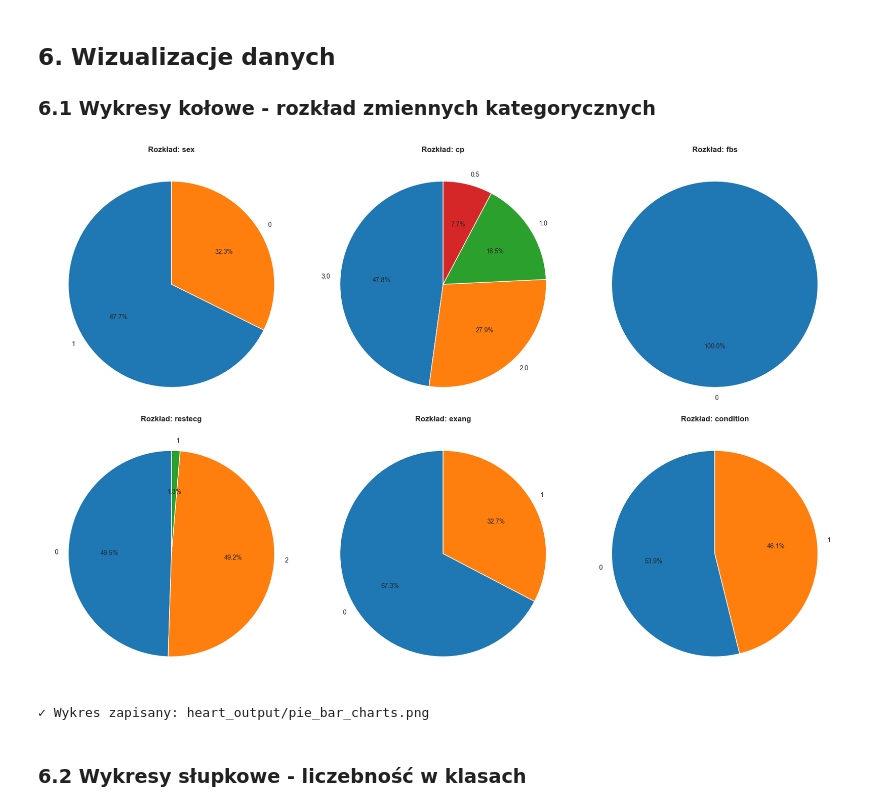
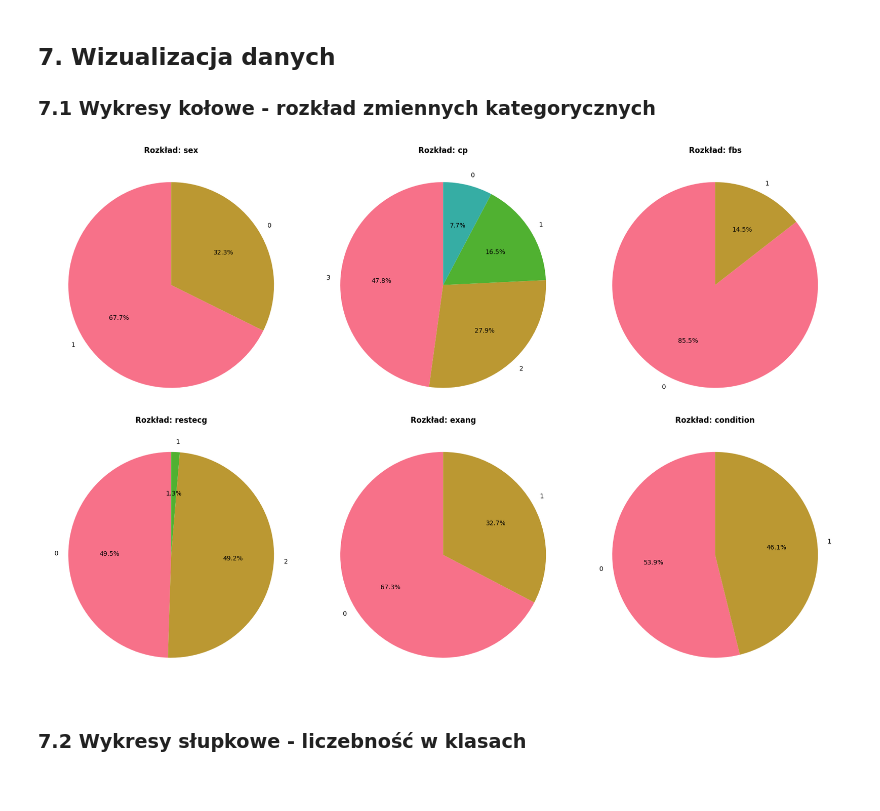
Before and after one commit to webloopbox/AWD, a Jupyter notebook: heart_disease_statistics.ipynb, the cells around one changed output. Drawn from its saved outputs; the diff is of its cells as text; code cells hidden in the pictures.

```diff
--- a/heart_disease_statistics.ipynb
+++ b/heart_disease_statistics.ipynb
@@ -6,7 +15,10 @@ import numpy as np
 import matplotlib.pyplot as plt
 import seaborn as sns
 from scipy import stats
+from scipy.stats import pearsonr
 from sklearn.linear_model import LinearRegression
+from sklearn.metrics import mean_squared_error, r2_score
+from sklearn.preprocessing import PolynomialFeatures
 import warnings
 import os
 warnings.filterwarnings('ignore')
@@ -14,5 +26,13 @@ warnings.filterwarnings('ignore')
 output_dir = 'heart_output'
 os.makedirs(output_dir, exist_ok=True)
 
-sns.set_style("whitegrid")
-plt.rcParams['figure.figsize'] = (12, 6)
+plt.style.use('default')
+sns.set_palette("husl")
+plt.rcParams['figure.figsize'] = (10, 6)
+plt.rcParams['font.size'] = 10
+
+df = pd.read_csv('datasets/heart_cleveland_upload.csv')
+print("Dane załadowane pomyślnie!")
+print(f"Rozmiar zbioru danych: {df.shape}")
+print("\nPierwsze 5 wierszy:")
+df.head()
@@ -120,11 +140,0 @@ def clean_and_handle_missing_data(data, numeric_columns=None):
-# %%
-print("="*80)
-print("2. CZYSZCZENIE DANYCH I OBSŁUGA BRAKUJĄCYCH WARTOŚCI")
-print("="*80)
-
-df_clean, cleaning_report = clean_and_handle_missing_data(df)
-
-print("\n--- Podsumowanie czyszczenia ---")
-print(f"Wymiary po czyszczeniu: {df_clean.shape}")
-print(f"Uzupełnione kolumny: {list(cleaning_report['values_imputed'].keys())}")
-print(f"Kolumny z usuniętymi outliers: {list(cleaning_report['outliers_removed'].keys())}")
@@ -346,26 +571,27 @@ Korelacja Pearsona: -0.3943
 # %% [markdown]
-## 6. Wizualizacje danych
+## 7. Wizualizacja danych
 
-### 6.1 Wykresy kołowe - rozkład zmiennych kategorycznych
+### 7.1 Wykresy kołowe - rozkład zmiennych kategorycznych
 # %%
 fig, axes = plt.subplots(2, 3, figsize=(18, 12))
+axes = axes.flatten()
 
 categorical_cols = ['sex', 'cp', 'fbs', 'restecg', 'exang', 'condition']
 for idx, col in enumerate(categorical_cols):
-    if col in df_clean.columns:
-        ax = axes[idx // 3, idx % 3]
+    if col in df_clean.columns and idx < len(axes):
+        ax = axes[idx]
         value_counts = df_clean[col].value_counts()
         ax.pie(value_counts.values, labels=value_counts.index, autopct='%1.1f%%', startangle=90)
         ax.set_title(f'Rozkład: {col}', fontweight='bold')
 
+for idx in range(len([c for c in categorical_cols if c in df_clean.columns]), len(axes)):
+    axes[idx].axis('off')
+
 plt.tight_layout()
-plt.savefig(f'{output_dir}/pie_bar_charts.png', dpi=300, bbox_inches='tight')
 plt.show()
-print(f"✓ Wykres zapisany: {output_dir}/pie_bar_charts.png")
 # %% [output]
-[figure, old version]
+[figure, new version]
-✓ Wykres zapisany: heart_output/pie_bar_charts.png
 # %% [markdown]
-### 6.2 Wykresy słupkowe - liczebność w klasach
+### 7.2 Wykresy słupkowe - liczebność w klasach
 # %%
 fig, axes = plt.subplots(2, 3, figsize=(18, 12))
```
Also changed, not shown: parts of 34 cells of this notebook.
